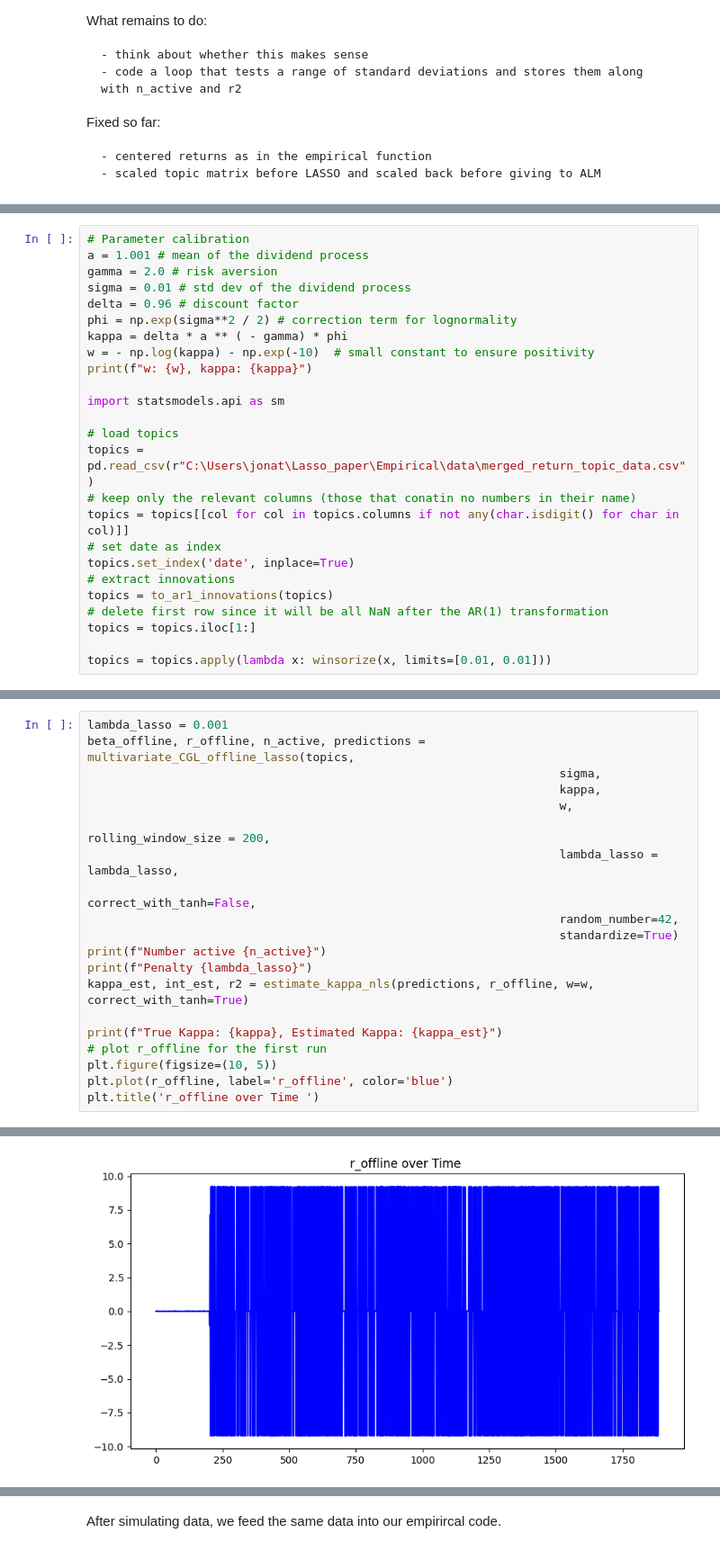
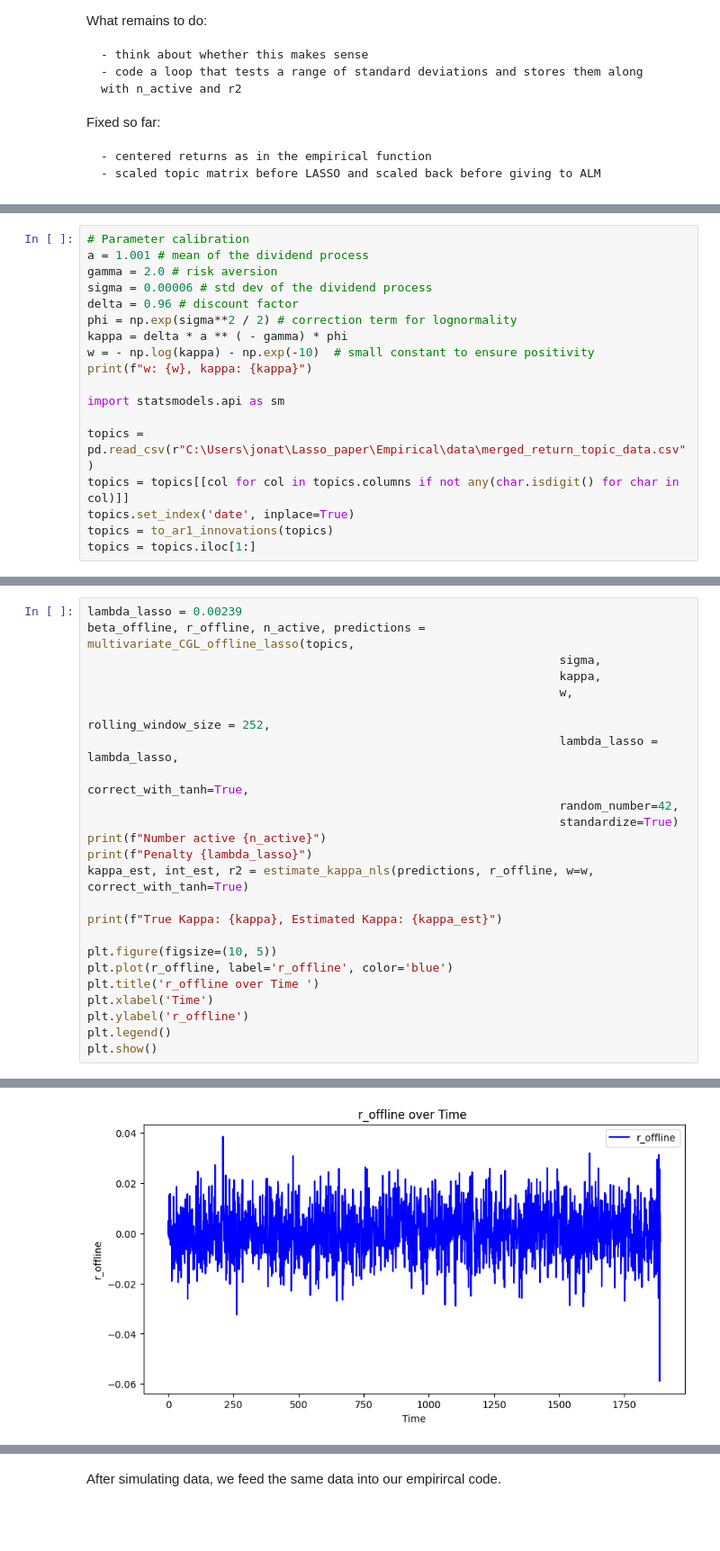
Before and after one commit to TommasoDF/Lasso_paper, a Jupyter notebook: Theory/simulate_with_topics_v2.ipynb, the cells around one changed output, grey strips where cells are left out. Shown at 90% size. Saved outputs shown, nothing was run; the diff lists cells and outputs as text; blank space fills up the shorter version.

```diff
--- a/Theory/simulate_with_topics_v2.ipynb
+++ b/Theory/simulate_with_topics_v2.ipynb
@@ -37,7 +41,7 @@ from grid_search import estimate_single_config_fast
 # Parameter calibration
 a = 1.001 # mean of the dividend process
 gamma = 2.0 # risk aversion
-sigma = 0.01 # std dev of the dividend process
+sigma = 0.00006 # std dev of the dividend process
 delta = 0.96 # discount factor
 phi = np.exp(sigma**2 / 2) # correction term for lognormality
 kappa = delta * a ** ( - gamma) * phi
@@ -46,16 +50,9 @@ print(f"w: {w}, kappa: {kappa}")
 
 import statsmodels.api as sm
 
-# load topics
 topics = pd.read_csv(r"C:\Users\jonat\Lasso_paper\Empirical\data\merged_return_topic_data.csv")
-# keep only the relevant columns (those that conatin no numbers in their name)
 topics = topics[[col for col in topics.columns if not any(char.isdigit() for char in col)]]
-# set date as index
 topics.set_index('date', inplace=True)
-# extract innovations
 topics = to_ar1_innovations(topics)
-# delete first row since it will be all NaN after the AR(1) transformation
 topics = topics.iloc[1:]
-
-topics = topics.apply(lambda x: winsorize(x, limits=[0.01, 0.01]))
 # %% [output]
@@ -298,14 +193,14 @@ def estimate_kappa_nls(predictions, r_offline, w, correct_with_tanh=True, rollin
         print(f"Curve fit failed: {e}")
         return np.nan, np.nan, np.nan
 # %%
-lambda_lasso = 0.001
+lambda_lasso = 0.00239
 beta_offline, r_offline, n_active, predictions = multivariate_CGL_offline_lasso(topics,
                                                                    sigma,
                                                                    kappa,
                                                                    w,
-                                                                   rolling_window_size = 200,
+                                                                   rolling_window_size = 252,
                                                                    lambda_lasso = lambda_lasso,
-                                                                   correct_with_tanh=False,
+                                                                   correct_with_tanh=True,
                                                                    random_number=42,
                                                                    standardize=True)
 print(f"Number active {n_active}")
@@ -313,8 +208,12 @@ print(f"Penalty {lambda_lasso}")
 kappa_est, int_est, r2 = estimate_kappa_nls(predictions, r_offline, w=w, correct_with_tanh=True)
 
 print(f"True Kappa: {kappa}, Estimated Kappa: {kappa_est}")
-# plot r_offline for the first run
+
 plt.figure(figsize=(10, 5))
 plt.plot(r_offline, label='r_offline', color='blue')
 plt.title('r_offline over Time ')
+plt.xlabel('Time')
+plt.ylabel('r_offline')
+plt.legend()
+plt.show()
 # %% [output]
@@ -325 +223 @@ Text(0.5, 1.0, 'r_offline over Time ')
-[figure, old version]
+[figure, new version]
```
Also changed, not shown: parts of 18 cells of this notebook, 1 other file.
